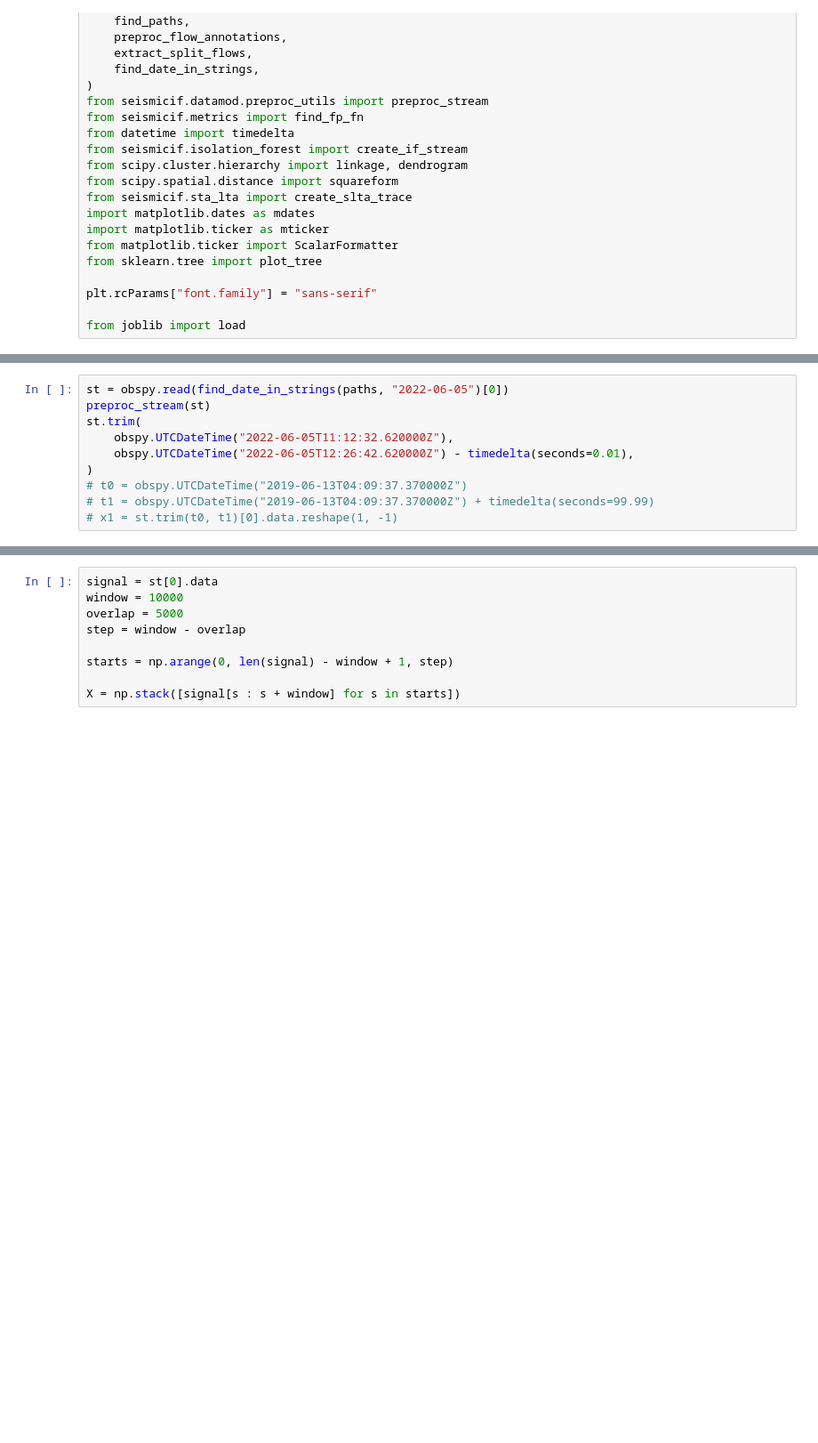
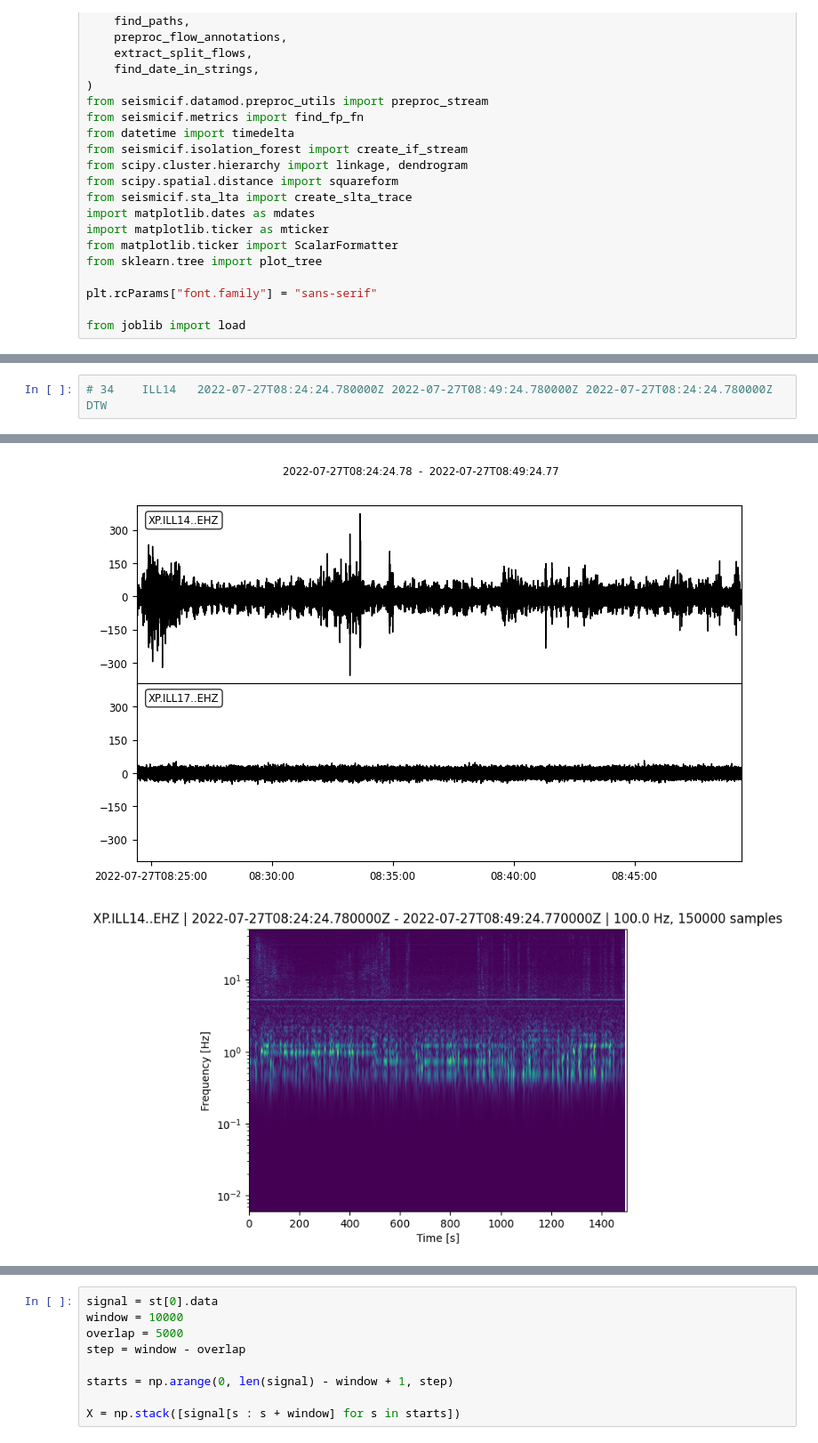
Before and after one commit to FKamper/seismic-isolation-forest, a Jupyter notebook: notebooks/plots.ipynb, the cells around one changed output, grey strips where cells are left out. Shown at 89% size. Cells and saved outputs as stored; diff of their text form; blank space fills up the shorter version.

```diff
--- a/notebooks/plots.ipynb
+++ b/notebooks/plots.ipynb
@@ -130,11 +172,3 @@ paths = find_paths("XP", "ILL12", "EHZ.D", start=2018, stop=2022)
 # %%
-st = obspy.read(find_date_in_strings(paths, "2022-06-05")[0])
-preproc_stream(st)
-st.trim(
-    obspy.UTCDateTime("2022-06-05T11:12:32.620000Z"),
-    obspy.UTCDateTime("2022-06-05T12:26:42.620000Z") - timedelta(seconds=0.01),
-)
-# t0 = obspy.UTCDateTime("2019-06-13T04:09:37.370000Z")
-# t1 = obspy.UTCDateTime("2019-06-13T04:09:37.370000Z") + timedelta(seconds=99.99)
-# x1 = st.trim(t0, t1)[0].data.reshape(1, -1)
+# 34	ILL14	2022-07-27T08:24:24.780000Z	2022-07-27T08:49:24.780000Z	2022-07-27T08:24:24.780000Z	DTW
 # %% [output]
@@ -142,0 +175,2 @@ XP.ILL12..EHZ | 2022-06-05T11:12:32.620000Z - 2022-06-05T12:26:42.610000Z | 100.
+[figure, added]
+[figure, added]
```
Also changed, not shown: parts of 23 cells of this notebook, 12 other files.
